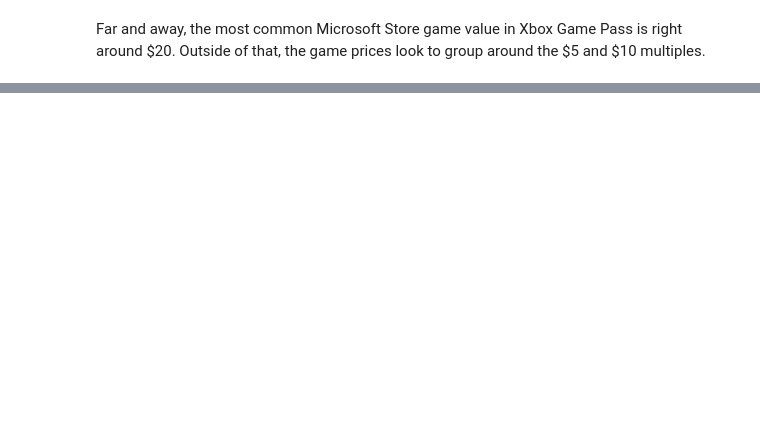
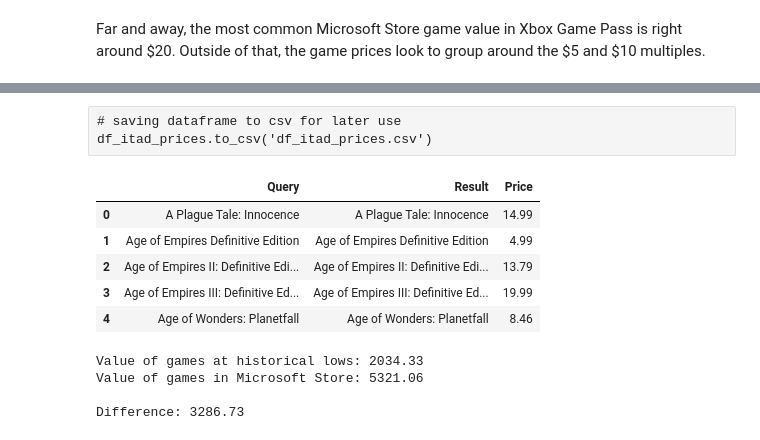
Before and after one commit to parkernisbet/xbox-game-pass, a Jupyter notebook: Xbox Game Pass.ipynb, the cells around one changed output, grey strips where cells are left out. Drawn from its saved outputs; the diff is of its cells as text; code cells hidden in the pictures; blank space fills up the shorter version.

```diff
--- a/Xbox Game Pass.ipynb
+++ b/Xbox Game Pass.ipynb
@@ -168,0 +258,24 @@ Note that this section and onwards will only cover PC games as it vastly simplif
+# %% [raw]
+# saving dataframe to csv for later use
+df_itad_prices.to_csv('df_itad_prices.csv')
+# %%
+# importing df_itad_prices from a previous run, with corrections made for price query issues
+df_itad_prices = pd.read_csv('df_itad_prices.csv').drop(columns = 'Unnamed: 0')
+df_itad_prices.head()
+# %% [output]
+|  | Query | Result | Price |
+| 0 | A Plague Tale: Innocence | A Plague Tale: Innocence | 14.99 |
+| 1 | Age of Empires Definitive Edition | Age of Empires Definitive Edition | 4.99 |
+| 2 | Age of Empires II: Definitive Edi... | Age of Empires II: Definitive Edi... | 13.79 |
+| 3 | Age of Empires III: Definitive Ed... | Age of Empires III: Definitive Ed... | 19.99 |
+| 4 | Age of Wonders: Planetfall | Age of Wonders: Planetfall | 8.46 |
+# %%
+# total value of xbox game pass with historical low game prices
+outside_value = df_itad_prices.Price.sum()
+microsoft_value = round(df_game_list_clean.ListPrice[df_game_list_clean.Platform.isin(['PC', 'Both'])].sum(), 2)
+print(f'Value of games at historical lows: {outside_value}\nValue of games in Microsoft Store: {microsoft_value}\n\nDifference: {round(microsoft_value - outside_value, 2)}')
+# %% [output]
+Value of games at historical lows: 2034.33
+Value of games in Microsoft Store: 5321.06
+
+Difference: 3286.73
```
Also changed, not shown: parts of 28 cells of this notebook, 5 other files.
